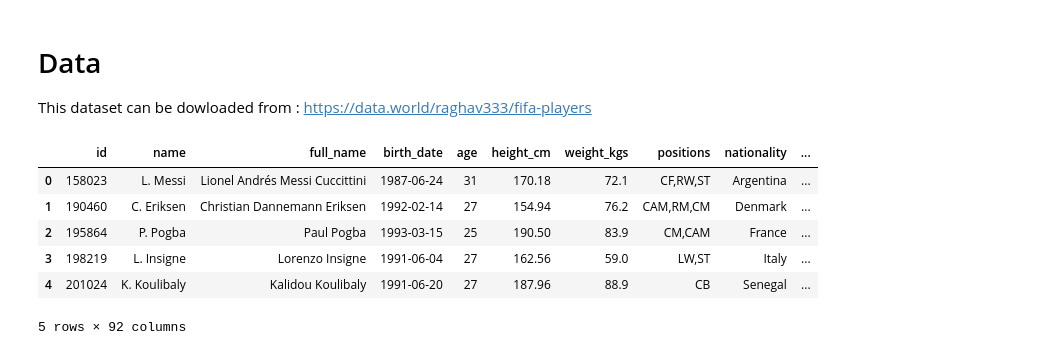
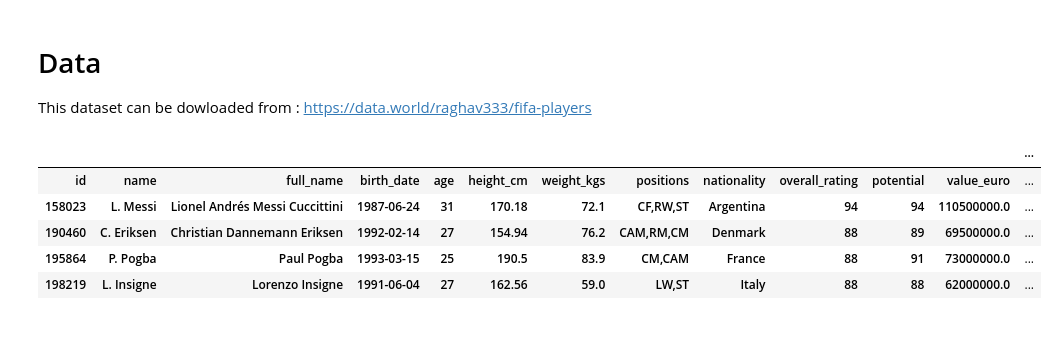
Before and after one commit to mshariqnaeem/FIFA_PlayerValue_ML, a Jupyter notebook: Resources/Ciano_FIFA_ETL_Changes.ipynb, the cells around one changed output. Saved outputs shown, nothing was run; the diff lists cells and outputs as text; code cells hidden in the pictures.

Commit message:
Tableau snap
Tableau snap

```diff
--- a/Resources/Ciano_FIFA_ETL_Changes.ipynb
+++ b/Resources/Ciano_FIFA_ETL_Changes.ipynb
@@ -8,16 +8,15 @@ import matplotlib.pyplot as plt
 This dataset can be dowloaded from : https://data.world/raghav333/fifa-players
 # %%
 #read in the CSV as a dataframe
-df = pd.read_csv('Resources/fifa_cleaned.csv')
+df = pd.read_csv('./fifa_cleaned.csv')
 df.head()
 # %% [output]
-|  | id | name | full_name | birth_date | age | height_cm | weight_kgs | positions | nationality | ... |
-| 0 | 158023 | L. Messi | Lionel Andrés Messi Cuccittini | 1987-06-24 | 31 | 170.18 | 72.1 | CF,RW,ST | Argentina | ... |
-| 1 | 190460 | C. Eriksen | Christian Dannemann Eriksen | 1992-02-14 | 27 | 154.94 | 76.2 | CAM,RM,CM | Denmark | ... |
-| 2 | 195864 | P. Pogba | Paul Pogba | 1993-03-15 | 25 | 190.50 | 83.9 | CM,CAM | France | ... |
-| 3 | 198219 | L. Insigne | Lorenzo Insigne | 1991-06-04 | 27 | 162.56 | 59.0 | LW,ST | Italy | ... |
-| 4 | 201024 | K. Koulibaly | Kalidou Koulibaly | 1991-06-20 | 27 | 187.96 | 88.9 | CB | Senegal | ... |
+|  |  |  |  |  |  |  |  |  |  |  |  | ... |
+| id | name | full_name | birth_date | age | height_cm | weight_kgs | positions | nationality | overall_rating | potential | value_euro | ... |
+| 158023 | L. Messi | Lionel Andrés Messi Cuccittini | 1987-06-24 | 31 | 170.18 | 72.1 | CF,RW,ST | Argentina | 94 | 94 | 110500000.0 | ... |
+| 190460 | C. Eriksen | Christian Dannemann Eriksen | 1992-02-14 | 27 | 154.94 | 76.2 | CAM,RM,CM | Denmark | 88 | 89 | 69500000.0 | ... |
+| 195864 | P. Pogba | Paul Pogba | 1993-03-15 | 25 | 190.5 | 83.9 | CM,CAM | France | 88 | 91 | 73000000.0 | ... |
+| 198219 | L. Insigne | Lorenzo Insigne | 1991-06-04 | 27 | 162.56 | 59.0 | LW,ST | Italy | 88 | 88 | 62000000.0 | ... |
-5 rows × 92 columns
 # %%
 # Rename the headers to be more explanatory
 df.rename(columns=str.title, inplace =True)
```
Also changed, not shown: parts of 25 cells of this notebook, 27 other files.
